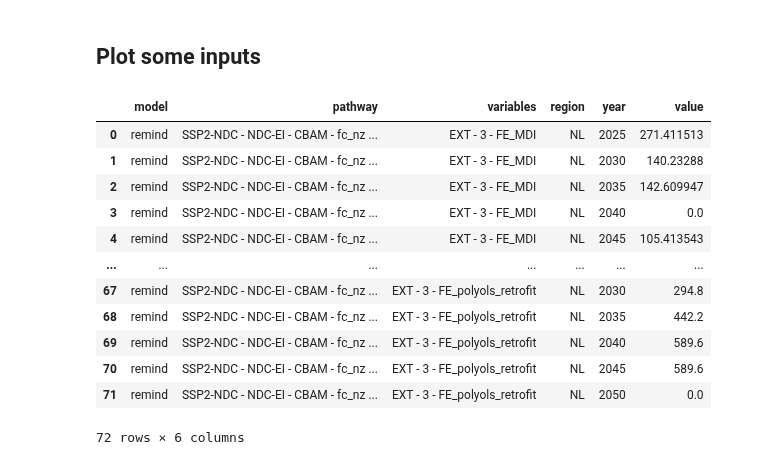
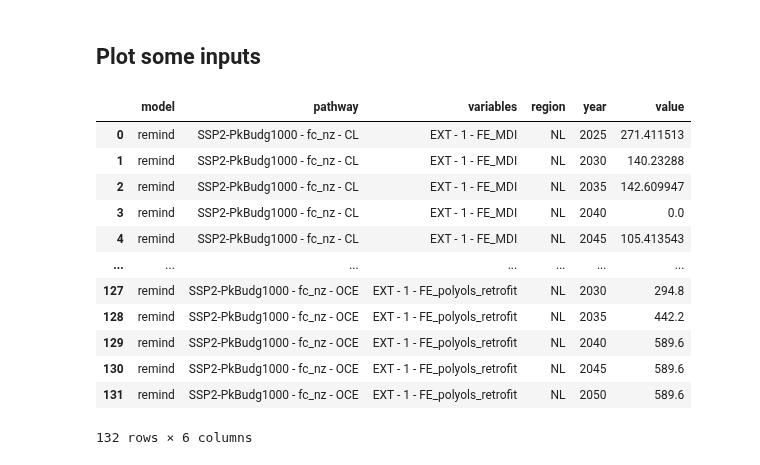
Before and after one commit to tomterlouw/lca_transience, a Jupyter notebook: 2_calc_impacts.ipynb, the cells around one changed output. Saved outputs shown, nothing was run; the diff lists cells and outputs as text; code cells hidden in the pictures.

```diff
--- a/2_calc_impacts.ipynb
+++ b/2_calc_impacts.ipynb
@@ -1050,31 +1139,32 @@ Stored 1,152 individual plot-data rows for 16 impact categories.
 # %%
 variables = [
     v for v in p.scenarios.coords["variables"].values
-    if str(v).startswith("EXT - 3 - FE")
+    if str(v).startswith("EXT - 1 - FE")
+    and "FE_CC_" not in str(v)
 ]
 
 # Select all variables
 df_vars = (
     p.scenarios
     .sel(variables=variables)
     .to_dataframe()
     .reset_index()
 )
 df_vars
 # %% [output]
 |  | model | pathway | variables | region | year | value |
-| 0 | remind | SSP2-NDC - NDC-EI - CBAM - fc_nz ... | EXT - 3 - FE_MDI | NL | 2025 | 271.411513 |
-| 1 | remind | SSP2-NDC - NDC-EI - CBAM - fc_nz ... | EXT - 3 - FE_MDI | NL | 2030 | 140.23288 |
-| 2 | remind | SSP2-NDC - NDC-EI - CBAM - fc_nz ... | EXT - 3 - FE_MDI | NL | 2035 | 142.609947 |
-| 3 | remind | SSP2-NDC - NDC-EI - CBAM - fc_nz ... | EXT - 3 - FE_MDI | NL | 2040 | 0.0 |
-| 4 | remind | SSP2-NDC - NDC-EI - CBAM - fc_nz ... | EXT - 3 - FE_MDI | NL | 2045 | 105.413543 |
+| 0 | remind | SSP2-PkBudg1000 - fc_nz - CL | EXT - 1 - FE_MDI | NL | 2025 | 271.411513 |
+| 1 | remind | SSP2-PkBudg1000 - fc_nz - CL | EXT - 1 - FE_MDI | NL | 2030 | 140.23288 |
+| 2 | remind | SSP2-PkBudg1000 - fc_nz - CL | EXT - 1 - FE_MDI | NL | 2035 | 142.609947 |
+| 3 | remind | SSP2-PkBudg1000 - fc_nz - CL | EXT - 1 - FE_MDI | NL | 2040 | 0.0 |
+| 4 | remind | SSP2-PkBudg1000 - fc_nz - CL | EXT - 1 - FE_MDI | NL | 2045 | 105.413543 |
 | ... | ... | ... | ... | ... | ... | ... |
-| 67 | remind | SSP2-NDC - NDC-EI - CBAM - fc_nz ... | EXT - 3 - FE_polyols_retrofit | NL | 2030 | 294.8 |
-| 68 | remind | SSP2-NDC - NDC-EI - CBAM - fc_nz ... | EXT - 3 - FE_polyols_retrofit | NL | 2035 | 442.2 |
-| 69 | remind | SSP2-NDC - NDC-EI - CBAM - fc_nz ... | EXT - 3 - FE_polyols_retrofit | NL | 2040 | 589.6 |
-| 70 | remind | SSP2-NDC - NDC-EI - CBAM - fc_nz ... | EXT - 3 - FE_polyols_retrofit | NL | 2045 | 589.6 |
-| 71 | remind | SSP2-NDC - NDC-EI - CBAM - fc_nz ... | EXT - 3 - FE_polyols_retrofit | NL | 2050 | 0.0 |
+| 127 | remind | SSP2-PkBudg1000 - fc_nz - OCE | EXT - 1 - FE_polyols_retrofit | NL | 2030 | 294.8 |
+| 128 | remind | SSP2-PkBudg1000 - fc_nz - OCE | EXT - 1 - FE_polyols_retrofit | NL | 2035 | 442.2 |
+| 129 | remind | SSP2-PkBudg1000 - fc_nz - OCE | EXT - 1 - FE_polyols_retrofit | NL | 2040 | 589.6 |
+| 130 | remind | SSP2-PkBudg1000 - fc_nz - OCE | EXT - 1 - FE_polyols_retrofit | NL | 2045 | 589.6 |
+| 131 | remind | SSP2-PkBudg1000 - fc_nz - OCE | EXT - 1 - FE_polyols_retrofit | NL | 2050 | 589.6 |
-72 rows × 6 columns
+132 rows × 6 columns
 # %%
 plot_df = df_vars.copy()
 
```
Also changed, not shown: parts of 16 cells of this notebook, 27 other files.
